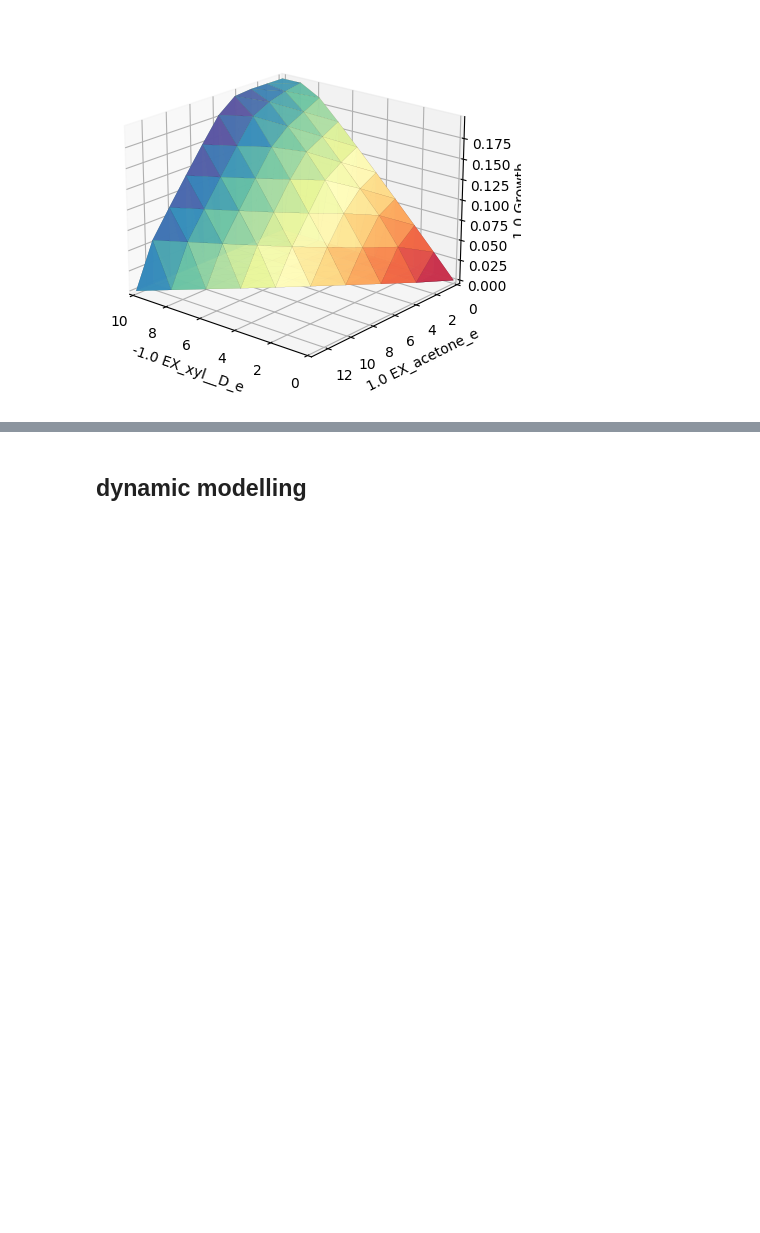
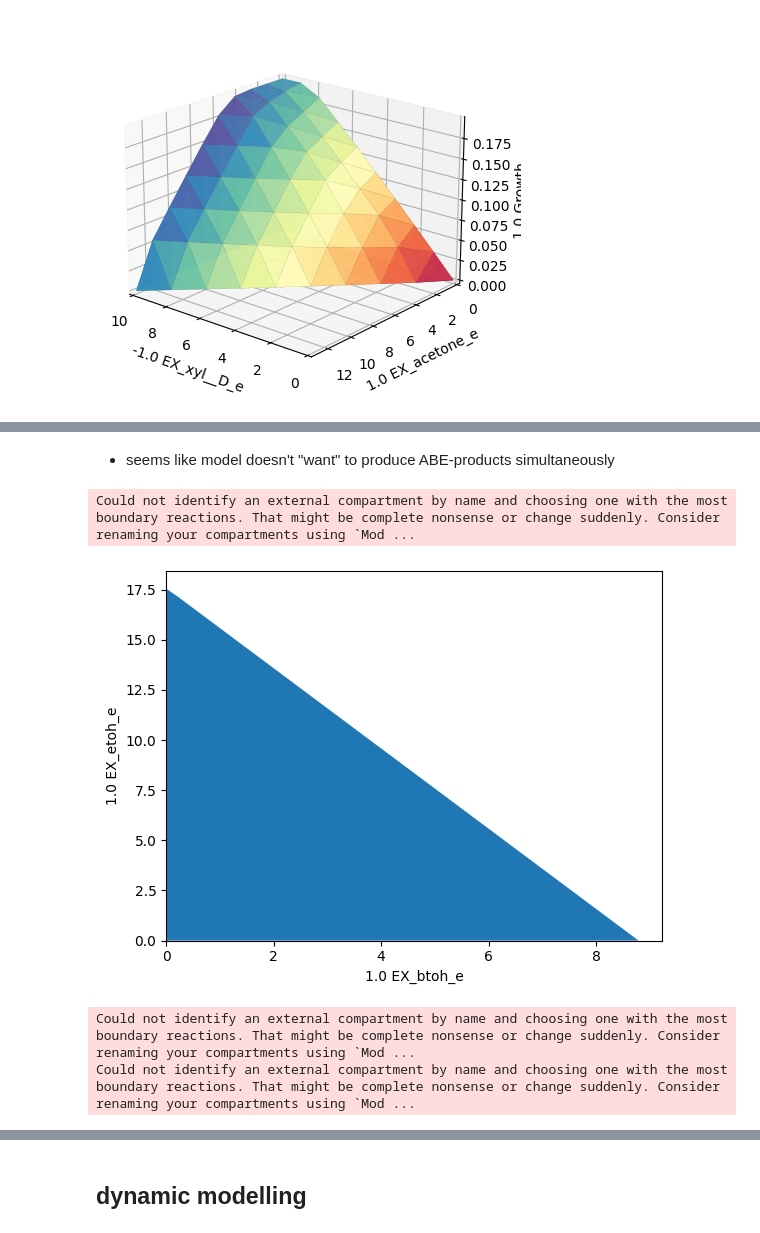
Before and after one commit to andreastallvik/BIOTBT3900, a Jupyter notebook: community_modelling/CBP_butanol/nj4_sim.ipynb, the cells around one changed output, grey strips where cells are left out. Cells and saved outputs as stored; diff of their text form; code cells hidden in the pictures; blank space fills up the shorter version.

```diff
--- a/community_modelling/CBP_butanol/nj4_sim.ipynb
+++ b/community_modelling/CBP_butanol/nj4_sim.ipynb
@@ -204,0 +249,21 @@ Could not identify an external compartment by name and choosing one with the mos
+# %% [markdown]
+- seems like model doesn't "want" to produce ABE-products simultaneously
+# %%
+with nj4:
+    nj4.medium = medium
+    sd.plot_flux_space(nj4,('EX_btoh_e','EX_etoh_e'));
+# %% [output]
+Could not identify an external compartment by name and choosing one with the most boundary reactions. That might be complete nonsense or change suddenly. Consider renaming your compartments using `Mod ...
+[figure, added]
+# %%
+from utils import static_sim
+
+acidogenic_medium = static_sim.get_specific_medium(nj4, {"EX_xyl__D_e": 10})
+
+with nj4:
+    nj4.medium = acidogenic_medium
+    acidogenic_summary = nj4.summary()
+    acidogenic_sol = nj4.optimize()
+# %% [output]
+Could not identify an external compartment by name and choosing one with the most boundary reactions. That might be complete nonsense or change suddenly. Consider renaming your compartments using `Mod ...
+Could not identify an external compartment by name and choosing one with the most boundary reactions. That might be complete nonsense or change suddenly. Consider renaming your compartments using `Mod ...
```
Also changed, not shown: parts of 16 cells of this notebook, 3 other files.
